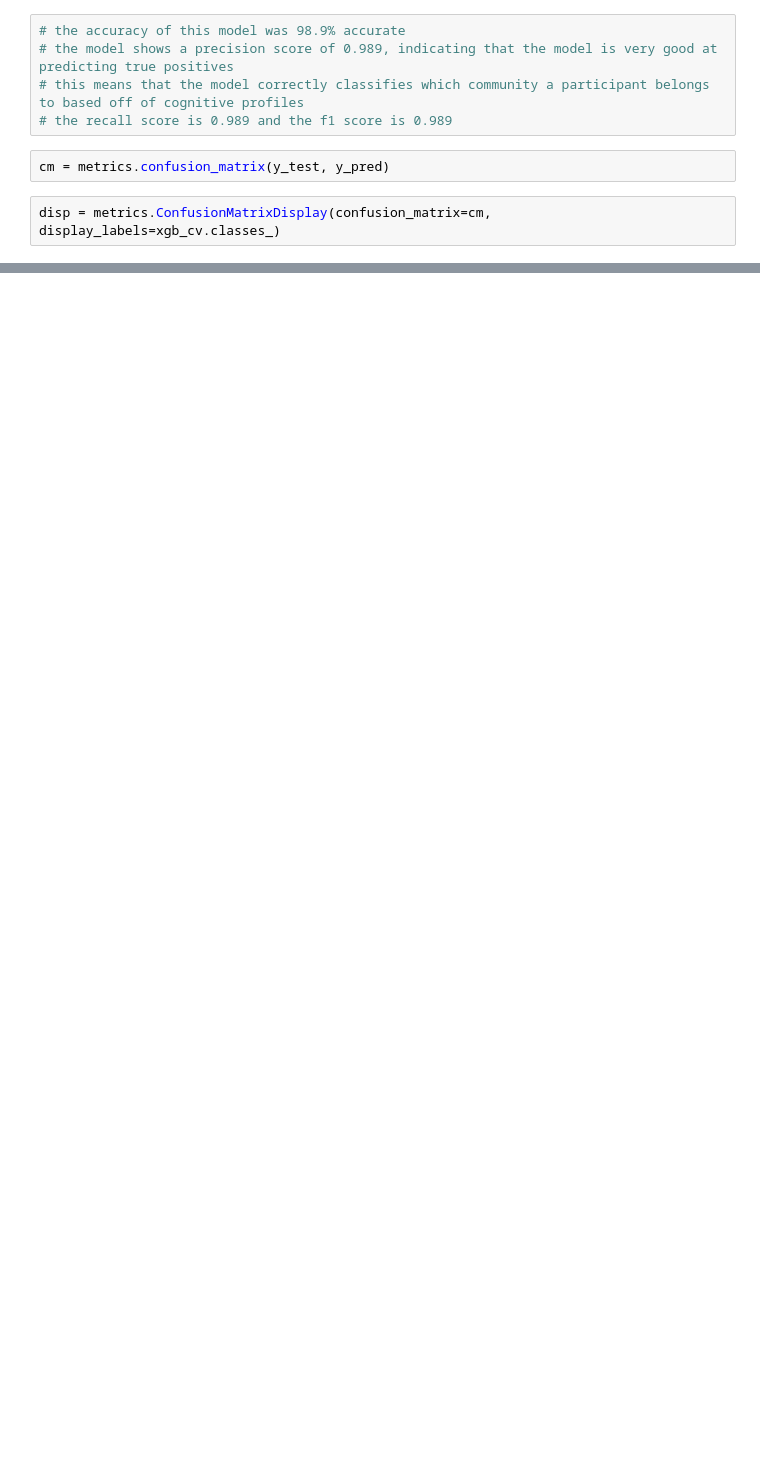
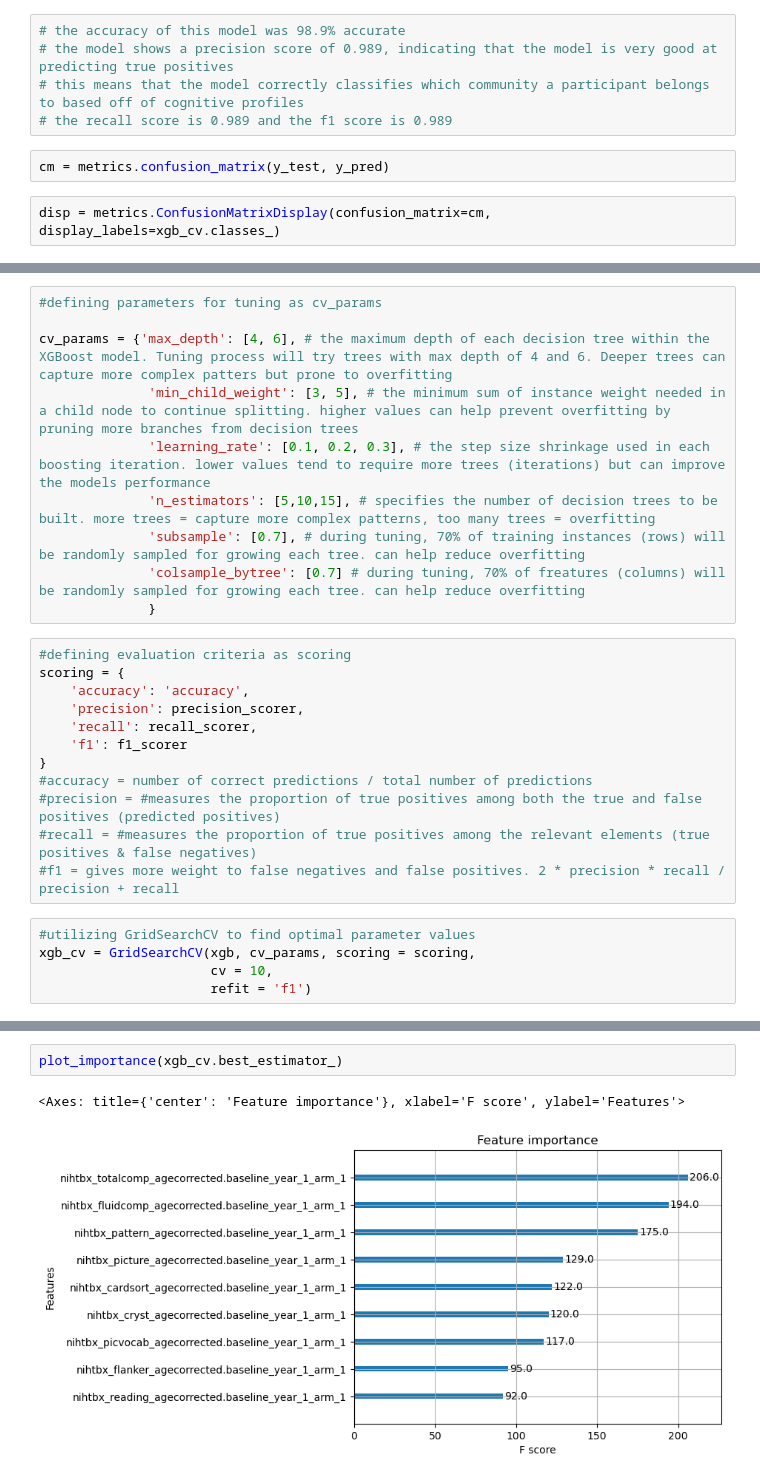
Before and after one commit to lundq163/FRF_results_viz, a Jupyter notebook: GBM_work/GBM.ipynb, the cells around one changed output, grey strips where cells are left out. Saved outputs shown, nothing was run; the diff lists cells and outputs as text; blank space fills up the shorter version.

```diff
--- a/GBM_work/GBM.ipynb
+++ b/GBM_work/GBM.ipynb
@@ -292,0 +423,27 @@ plot_importance(xgb_cv.best_estimator_)
+# %%
+#defining parameters for tuning as cv_params
+
+cv_params = {'max_depth': [4, 6], # the maximum depth of each decision tree within the XGBoost model. Tuning process will try trees with max depth of 4 and 6. Deeper trees can capture more complex patters but prone to overfitting
+              'min_child_weight': [3, 5], # the minimum sum of instance weight needed in a child node to continue splitting. higher values can help prevent overfitting by pruning more branches from decision trees
+              'learning_rate': [0.1, 0.2, 0.3], # the step size shrinkage used in each boosting iteration. lower values tend to require more trees (iterations) but can improve the models performance
+              'n_estimators': [5,10,15], # specifies the number of decision trees to be built. more trees = capture more complex patterns, too many trees = overfitting
+              'subsample': [0.7], # during tuning, 70% of training instances (rows) will be randomly sampled for growing each tree. can help reduce overfitting
+              'colsample_bytree': [0.7] # during tuning, 70% of freatures (columns) will be randomly sampled for growing each tree. can help reduce overfitting
+              }
+# %%
+#defining evaluation criteria as scoring
+scoring = {
+    'accuracy': 'accuracy',
+    'precision': precision_scorer,
+    'recall': recall_scorer,
+    'f1': f1_scorer
+}
+#accuracy = number of correct predictions / total number of predictions
+#precision = #measures the proportion of true positives among both the true and false positives (predicted positives)
+#recall = #measures the proportion of true positives among the relevant elements (true positives & false negatives)
+#f1 = gives more weight to false negatives and false positives. 2 * precision * recall / precision + recall
+# %%
+#utilizing GridSearchCV to find optimal parameter values
+xgb_cv = GridSearchCV(xgb, cv_params, scoring = scoring,
+                      cv = 10,
+                      refit = 'f1')
@@ -292,0 +518,5 @@ plot_importance(xgb_cv.best_estimator_)
+# %%
+plot_importance(xgb_cv.best_estimator_)
+# %% [output]
+<Axes: title={'center': 'Feature importance'}, xlabel='F score', ylabel='Features'>
+[figure, added]
```
Also changed, not shown: parts of 44 cells of this notebook, 6 other files.
